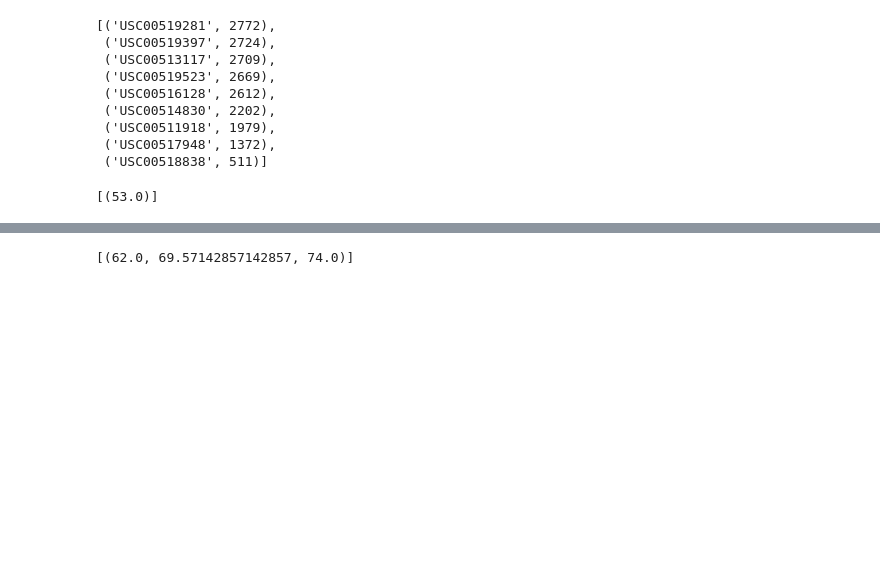
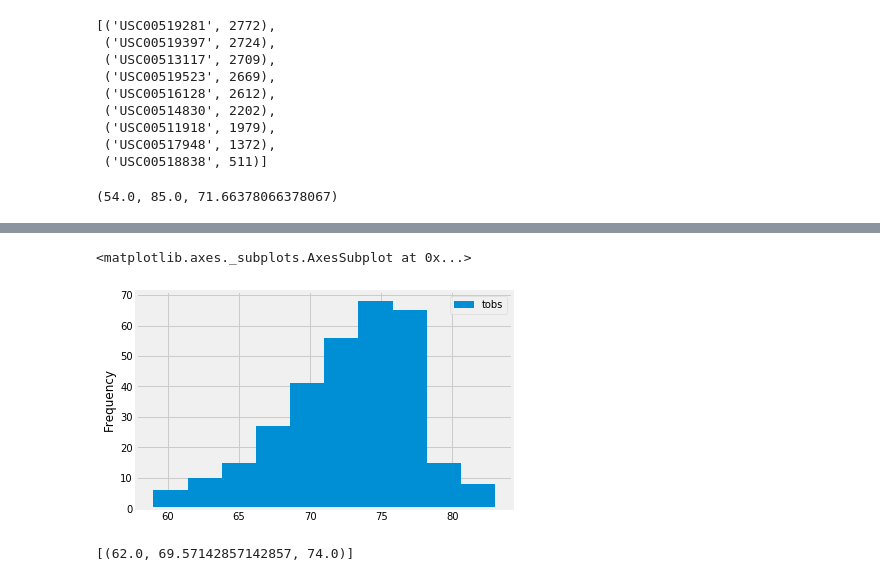
Before and after one commit to hongli719/Surfs-Up, a Jupyter notebook: climate_starter.ipynb, the cells around one changed output, grey strips where cells are left out. Cells and saved outputs as stored; diff of their text form; code cells hidden in the pictures; blank space fills up the shorter version.

Commit message:
finish tobs histogram and app.py

```diff
--- a/climate_starter.ipynb
+++ b/climate_starter.ipynb
@@ -108,9 +120,15 @@ stations
 # %%
 # Using the station id from the previous query, calculate the lowest temperature recorded,
 # highest temperature recorded, and average temperature most active station?
+most_active = stations[0][0]
+record = [func.min(Measurement.tobs), func.max(Measurement.tobs), func.avg(Measurement.tobs)]
+session.query(*record).filter(Measurement.station == most_active).first()
 # %% [output]
-[(53.0)]
+(54.0, 85.0, 71.66378066378067)
 # %%
 # Choose the station with the highest number of temperature observations.
 # Query the last 12 months of temperature observation data for this station and plot the results as a histogram
+tobs = session.query(Measurement.tobs).filter(Measurement.date > query_date).filter(Measurement.station == most_active).all()
+df_tobs = pd.DataFrame(tobs, columns = ["tobs"])
+df_tobs.plot(kind = "hist")
 # %% [output]
@@ -119,3 +135,5 @@ stations
+<matplotlib.axes._subplots.AxesSubplot at 0x...>
+[figure, added]
 # %%
 # Write a function called `calc_temps` that will accept start date and end date in the format '%Y-%m-%d'
 # and return the minimum, average, and maximum temperatures for that range of dates
```
Also changed, not shown: parts of 2 cells of this notebook, 1 other file.
